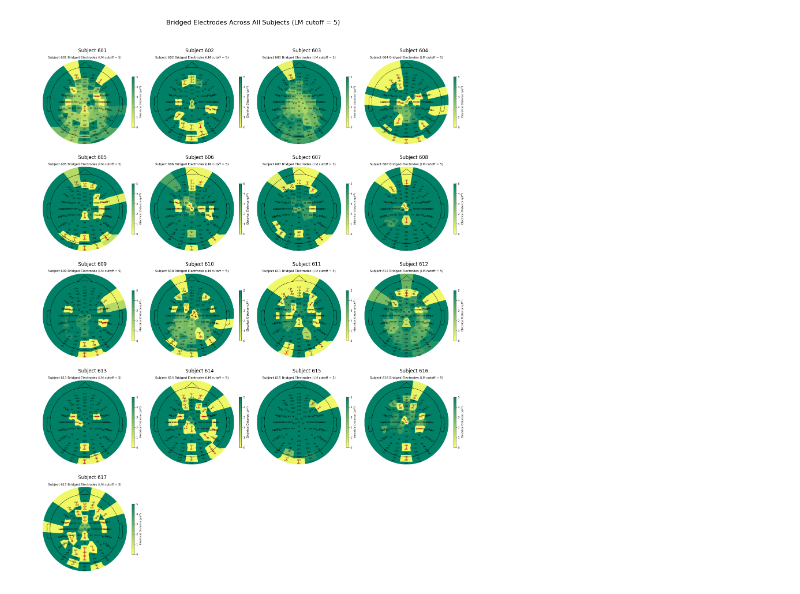
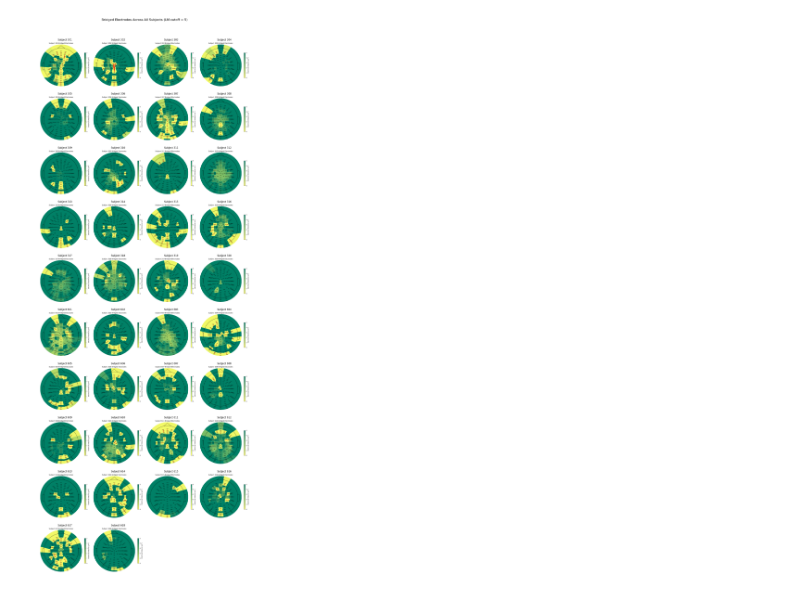
Before and after one commit to MohammadMMK/EEG-analysis-pipeline, a Jupyter notebook: notebooks/bridged_channel.ipynb, the cells around one changed output. Drawn from its saved outputs; the diff is of its cells as text; code cells hidden in the pictures.

Commit message:
bridged plots

```diff
--- a/notebooks/bridged_channel.ipynb
+++ b/notebooks/bridged_channel.ipynb
@@ -281,0 +23,30 @@ new_raw.plot(duration=20, scalings=dict(eeg=50e-6), block=True, show_options=Tru
+# %%
+# young adults
+subjects = np.arange(303, 321)
+for subject in subjects:
+    sub = preprocess(subject)
+    raw = sub.load_data()
+    epochs = sub.epoching(raw)
+    bridged_idx, ed_matrix, bridged_ch_names = sub.bridged_channels(epochs,   lm_cutoff = 5, epoch_threshold=0.5)
+    all_bridged_channels[subject] = {'bridged_idx': bridged_idx, 'bridged_ch_names': bridged_ch_names}
+    fig = mne.viz.plot_bridged_electrodes(raw.info,bridged_idx, ed_matrix, title=f"Subject {subject} Bridged Electrodes",topomap_args=dict(vlim=(None, 5)))
+    fig.savefig(os.path.join(output_dir, f"subject_{subject}_bridged_electrodes.png"), dpi=300, bbox_inches='tight')
+    plt.close(fig)
+# Save the updated bridged channels data
+with open(os.path.join(workspace_root, 'Data', 'bridged_channels_analysis.pkl'), "wb") as f:
+    pickle.dump(all_bridged_channels, f)
+# %%
+#older adults
+subjects = np.arange(601, 619)
+for subject in subjects:
+    sub = preprocess(subject)
+    raw = sub.load_data()
+    epochs = sub.epoching(raw)
+    bridged_idx, ed_matrix, bridged_ch_names = sub.bridged_channels(epochs,   lm_cutoff = 5, epoch_threshold=0.5)
+    all_bridged_channels[subject] = {'bridged_idx': bridged_idx, 'bridged_ch_names': bridged_ch_names}
+    fig = mne.viz.plot_bridged_electrodes(raw.info,bridged_idx, ed_matrix, title=f"Subject {subject} Bridged Electrodes",topomap_args=dict(vlim=(None, 5)))
+    fig.savefig(os.path.join(output_dir, f"subject_{subject}_bridged_electrodes.png"), dpi=300, bbox_inches='tight')
+    plt.close(fig)
+# Save the updated bridged channels data
+with open(os.path.join(workspace_root, 'Data', 'bridged_channels_analysis.pkl'), "wb") as f:
+    pickle.dump(all_bridged_channels, f)
@@ -285,11 +93,9 @@ import os
 import numpy as np
 from PIL import Image
 
-# Directory containing the images
-plots_dir = os.path.join(output_dir, "bridged_electrodes_plots")
 
 # Get all subject image files
-subject_files = sorted([f for f in os.listdir(plots_dir)
+subject_files = sorted([f for f in os.listdir(output_dir)
                        if f.startswith("subject_") and f.endswith("_bridged_electrodes.png")])
 
 # Calculate grid dimensions
@@ -306,32 +112,32 @@ if n_rows == 1:
     axes = axes.reshape(1, -1)
 
 # Plot each image
 for i, img_file in enumerate(subject_files):
     # Calculate row and column indices
     row_idx = i // n_cols
     col_idx = i % n_cols
 
     # Extract subject ID from filename
     subject_id = img_file.split('_')[1]
 
     # Load image
-    img_path = os.path.join(plots_dir, img_file)
+    img_path = os.path.join(output_dir, img_file)
     img = Image.open(img_path)
 
     # Plot image
     axes[row_idx, col_idx].imshow(np.array(img))
     axes[row_idx, col_idx].set_title(f"Subject {subject_id}")
     axes[row_idx, col_idx].axis('off')
 
 # Turn off any empty subplots
 for i in range(n_images, n_rows * n_cols):
     row_idx = i // n_cols
     col_idx = i % n_cols
     axes[row_idx, col_idx].axis('off')
     axes[row_idx, col_idx].set_visible(False)
 
 plt.tight_layout(rect=[0, 0, 1, 0.96])  # Adjust layout, leaving room for suptitle
 plt.savefig(os.path.join(output_dir, "all_subjects_bridged_electrodes.png"), dpi=300, bbox_inches='tight')
 plt.show()
 # %% [output]
-[figure, old version]
+[figure, new version]
```
Also changed, not shown: parts of 13 cells of this notebook, 44 other files.
